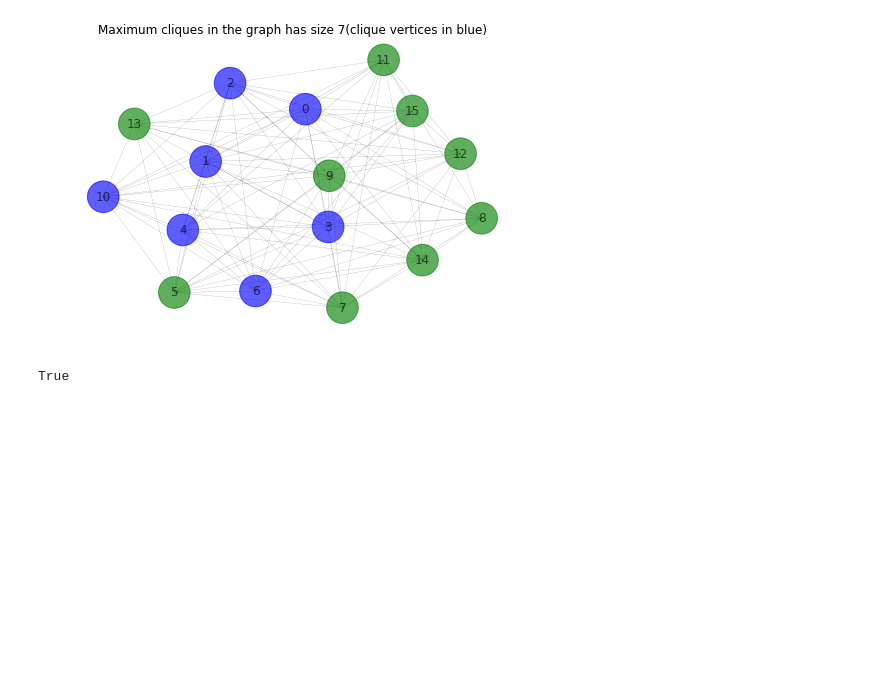
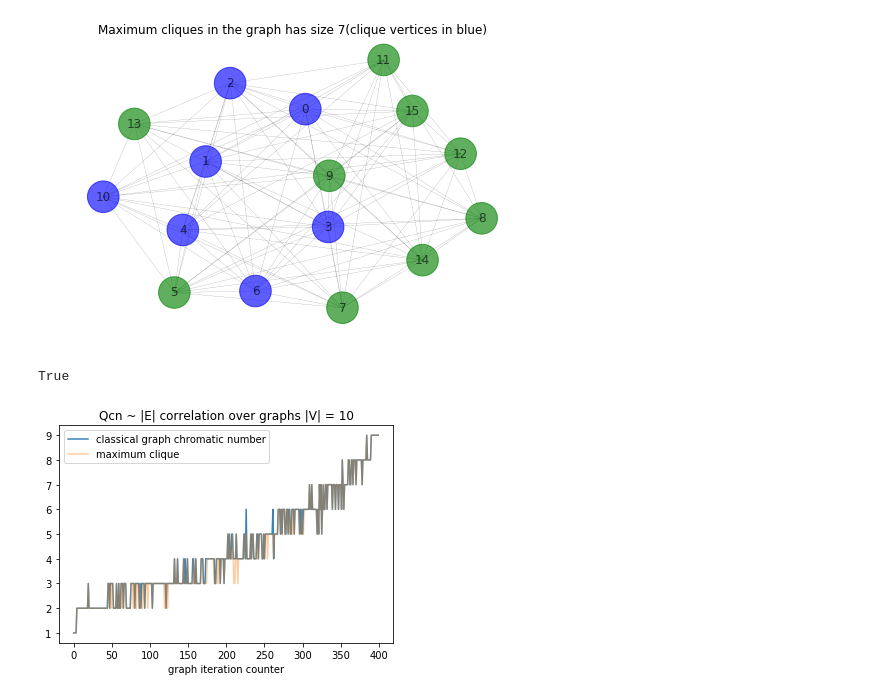
Before and after one commit to ddzunja/tensor-network-algorithm, a Jupyter notebook: graph coloring/Graph visualization.ipynb, the cells around one changed output. Drawn from its saved outputs; the diff is of its cells as text; code cells hidden in the pictures; blank space fills up the shorter version.

Commit message:
visualization updates

```diff
--- a/graph coloring/Graph visualization.ipynb
+++ b/graph coloring/Graph visualization.ipynb
@@ -283,3 +295,7 @@ A graph |V| =  16 found with different coloring and clique numbers
 [figure]
 [figure]
 True
+# %%
+show_correlation(10, 400)
+# %% [output]
+[figure, added]
```
Also changed, not shown: parts of 9 cells of this notebook.
